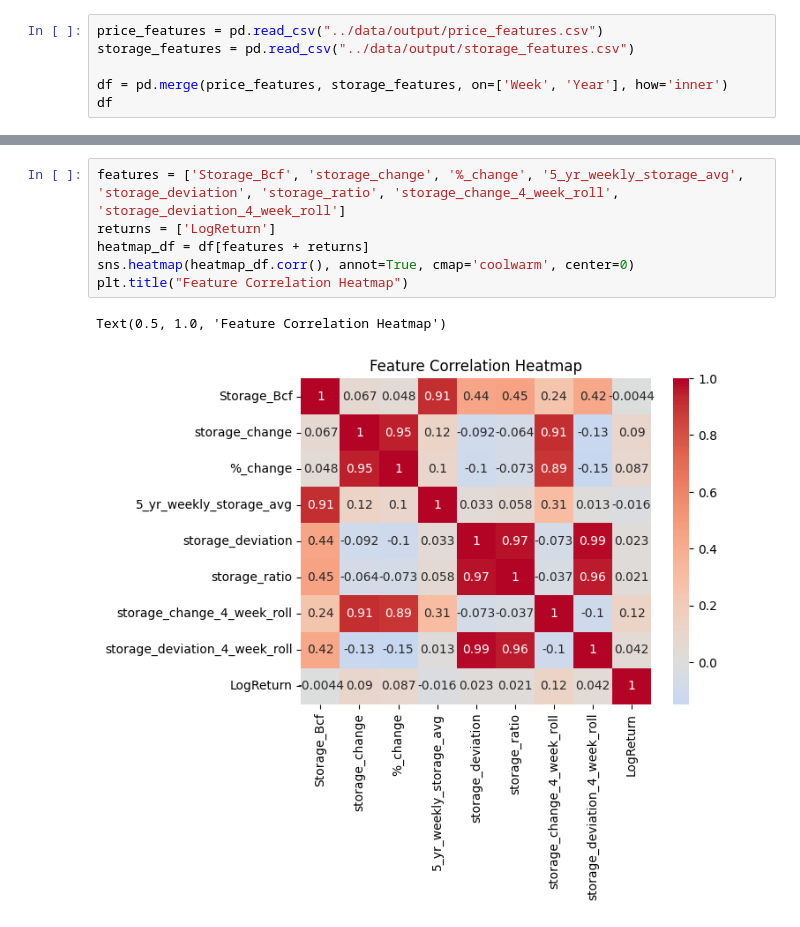
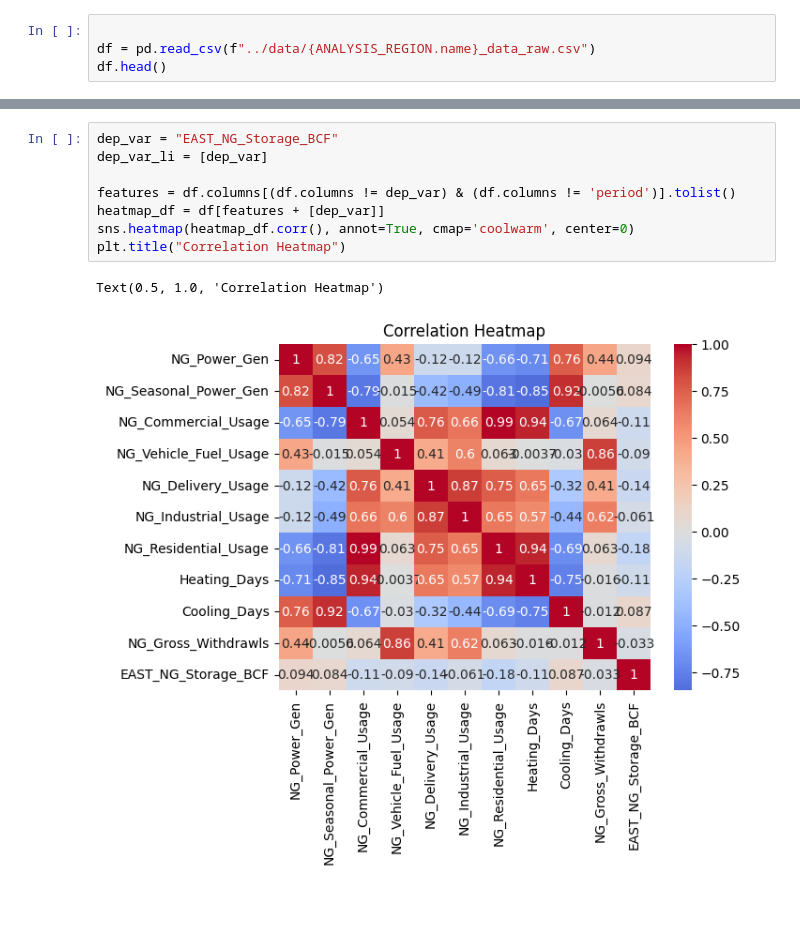
Before and after one commit to JCalago02/Nat-Gas-Model, a Jupyter notebook: notebooks/regression.ipynb, the cells around one changed output, grey strips where cells are left out. Drawn from its saved outputs; the diff is of its cells as text.

Commit message:
Initial features analysis complete

```diff
--- a/notebooks/regression.ipynb
+++ b/notebooks/regression.ipynb
@@ -8,7 +22,5 @@ from sklearn.model_selection import train_test_split
 # %%
-price_features = pd.read_csv("../data/output/price_features.csv")
-storage_features = pd.read_csv("../data/output/storage_features.csv")
 
-df = pd.merge(price_features, storage_features, on=['Week', 'Year'], how='inner')
-df
+df = pd.read_csv(f"../data/{ANALYSIS_REGION.name}_data_raw.csv")
+df.head()
 # %% [output]
@@ -28,11 +33,13 @@ df
 # %%
-features = ['Storage_Bcf', 'storage_change', '%_change', '5_yr_weekly_storage_avg', 'storage_deviation', 'storage_ratio', 'storage_change_4_week_roll', 'storage_deviation_4_week_roll']
-returns = ['LogReturn']
-heatmap_df = df[features + returns]
+dep_var = "EAST_NG_Storage_BCF"
+dep_var_li = [dep_var]
+
+features = df.columns[(df.columns != dep_var) & (df.columns != 'period')].tolist()
+heatmap_df = df[features + [dep_var]]
 sns.heatmap(heatmap_df.corr(), annot=True, cmap='coolwarm', center=0)
-plt.title("Feature Correlation Heatmap")
+plt.title("Correlation Heatmap")
 # %% [output]
-Text(0.5, 1.0, 'Feature Correlation Heatmap')
+Text(0.5, 1.0, 'Correlation Heatmap')
-[figure, old version]
+[figure, new version]
 # %%
 features_df = df[features]
```
Also changed, not shown: parts of 12 cells of this notebook, 18 other files.
